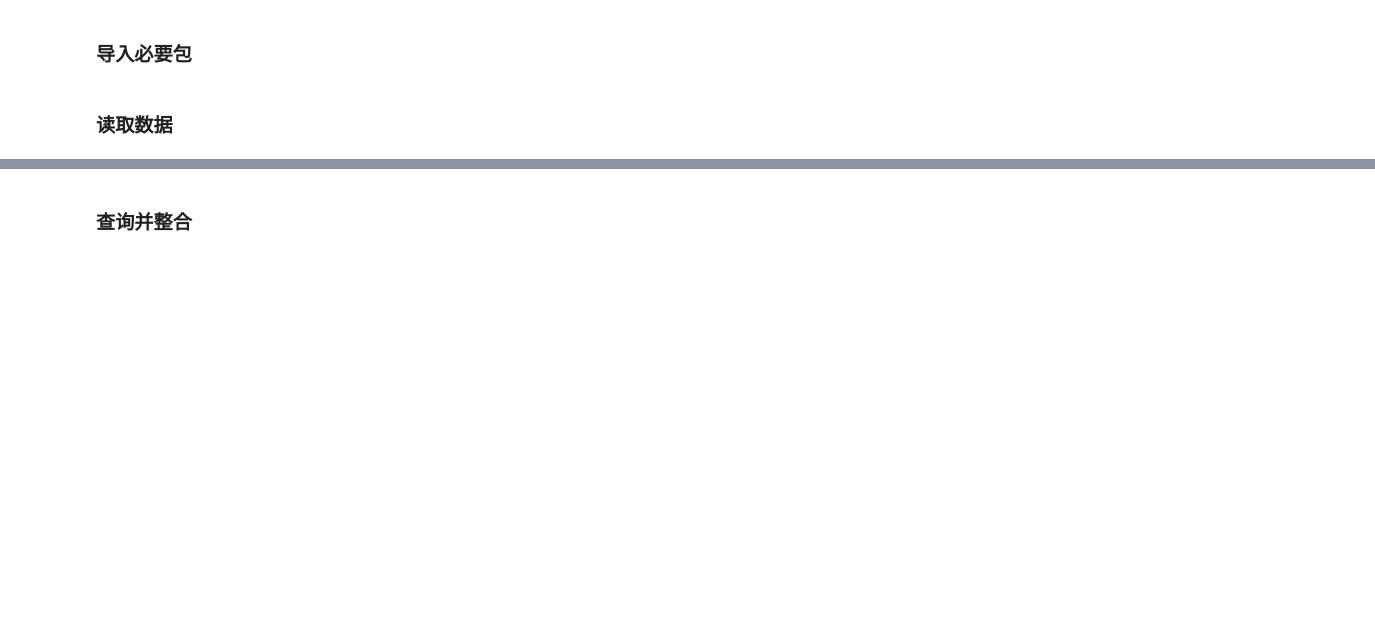
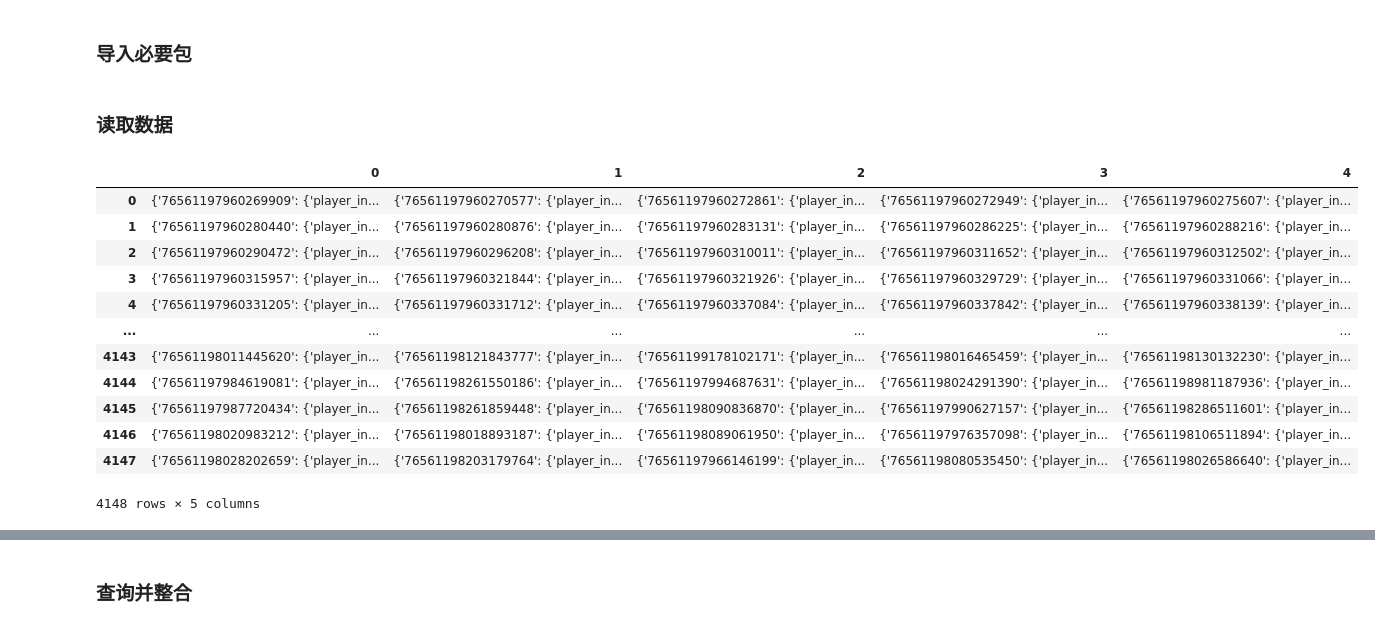
Before and after one commit to ZeyuLiu1996/Steam-Macro-Market-Analysis, a Jupyter notebook: src/data_processing/Query_process.ipynb, the cells around one changed output, grey strips where cells are left out. Saved outputs shown, nothing was run; the diff lists cells and outputs as text; code cells hidden in the pictures; blank space fills up the shorter version.

```diff
--- a/src/data_processing/Query_process.ipynb
+++ b/src/data_processing/Query_process.ipynb
@@ -8,20 +8,35 @@ import json
 # %%
 # 基础文件名和文件数
 data_location = '../../data/raw/'
 base_name = 'all_steam_data'
 file_count = 7  # 假设你有7个文件,这里请视情况调整
 file = open('data.json','r')
 test_data = json.load(file)
 
 # 创建一个空的DataFrame来存储所有数据
 all_data = pd.DataFrame()
 
 # 循环加载每个文件
 for i in range(1, file_count + 1):
     file_name = f"{data_location}{base_name}{i}.json"  # 构造文件名
     with open(file_name, 'r') as file:
         data = json.load(file)
         # 假设每个文件的数据都是字典格式，需要转换为DataFrame
-        df = pd.DataFrame(data)  # 这里可能需要根据实际数据结构调整
-        all_data = pd.concat([all_data, df], ignore_index=True)
+        df = pd.DataFrame(data)  # 将文件整理成DF格式
+        all_data = pd.concat([all_data, df], ignore_index=True) # 将每个DF沿着column方向录入空dataframe
+all_data
+# %% [output]
+|  | 0 | 1 | 2 | 3 | 4 |
+| 0 | {'76561197960269909': {'player_in... | {'76561197960270577': {'player_in... | {'76561197960272861': {'player_in... | {'76561197960272949': {'player_in... | {'76561197960275607': {'player_in... |
+| 1 | {'76561197960280440': {'player_in... | {'76561197960280876': {'player_in... | {'76561197960283131': {'player_in... | {'76561197960286225': {'player_in... | {'76561197960288216': {'player_in... |
+| 2 | {'76561197960290472': {'player_in... | {'76561197960296208': {'player_in... | {'76561197960310011': {'player_in... | {'76561197960311652': {'player_in... | {'76561197960312502': {'player_in... |
+| 3 | {'76561197960315957': {'player_in... | {'76561197960321844': {'player_in... | {'76561197960321926': {'player_in... | {'76561197960329729': {'player_in... | {'76561197960331066': {'player_in... |
+| 4 | {'76561197960331205': {'player_in... | {'76561197960331712': {'player_in... | {'76561197960337084': {'player_in... | {'76561197960337842': {'player_in... | {'76561197960338139': {'player_in... |
+| ... | ... | ... | ... | ... | ... |
+| 4143 | {'76561198011445620': {'player_in... | {'76561198121843777': {'player_in... | {'76561199178102171': {'player_in... | {'76561198016465459': {'player_in... | {'76561198130132230': {'player_in... |
+| 4144 | {'76561197984619081': {'player_in... | {'76561198261550186': {'player_in... | {'76561197994687631': {'player_in... | {'76561198024291390': {'player_in... | {'76561198981187936': {'player_in... |
+| 4145 | {'76561197987720434': {'player_in... | {'76561198261859448': {'player_in... | {'76561198090836870': {'player_in... | {'76561197990627157': {'player_in... | {'76561198286511601': {'player_in... |
+| 4146 | {'76561198020983212': {'player_in... | {'76561198018893187': {'player_in... | {'76561198089061950': {'player_in... | {'76561197976357098': {'player_in... | {'76561198106511894': {'player_in... |
+| 4147 | {'76561198028202659': {'player_in... | {'76561198203179764': {'player_in... | {'76561197966146199': {'player_in... | {'76561198080535450': {'player_in... | {'76561198026586640': {'player_in... |
+4148 rows × 5 columns
 # %%
```
Also changed, not shown: parts of 14 cells of this notebook, 10 other files.
